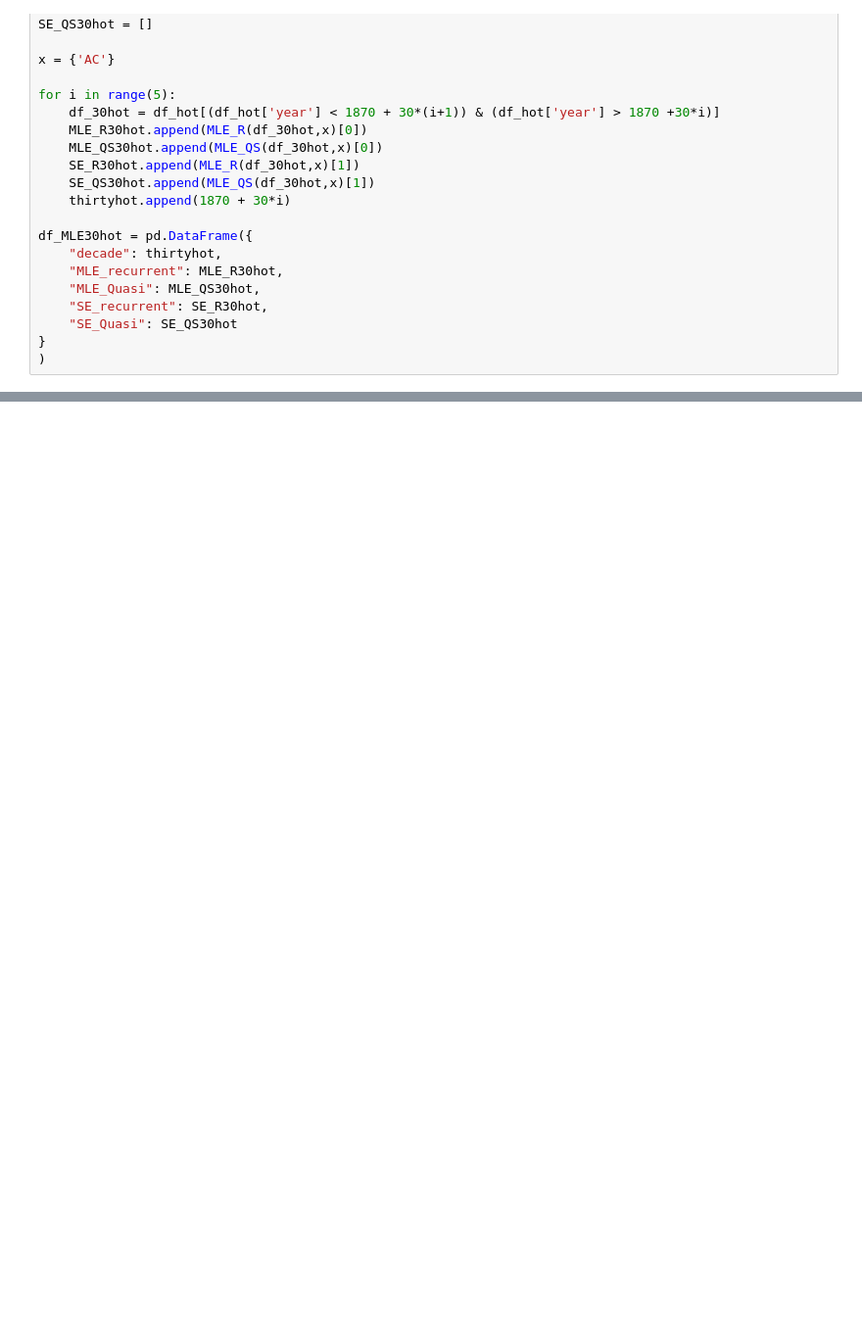
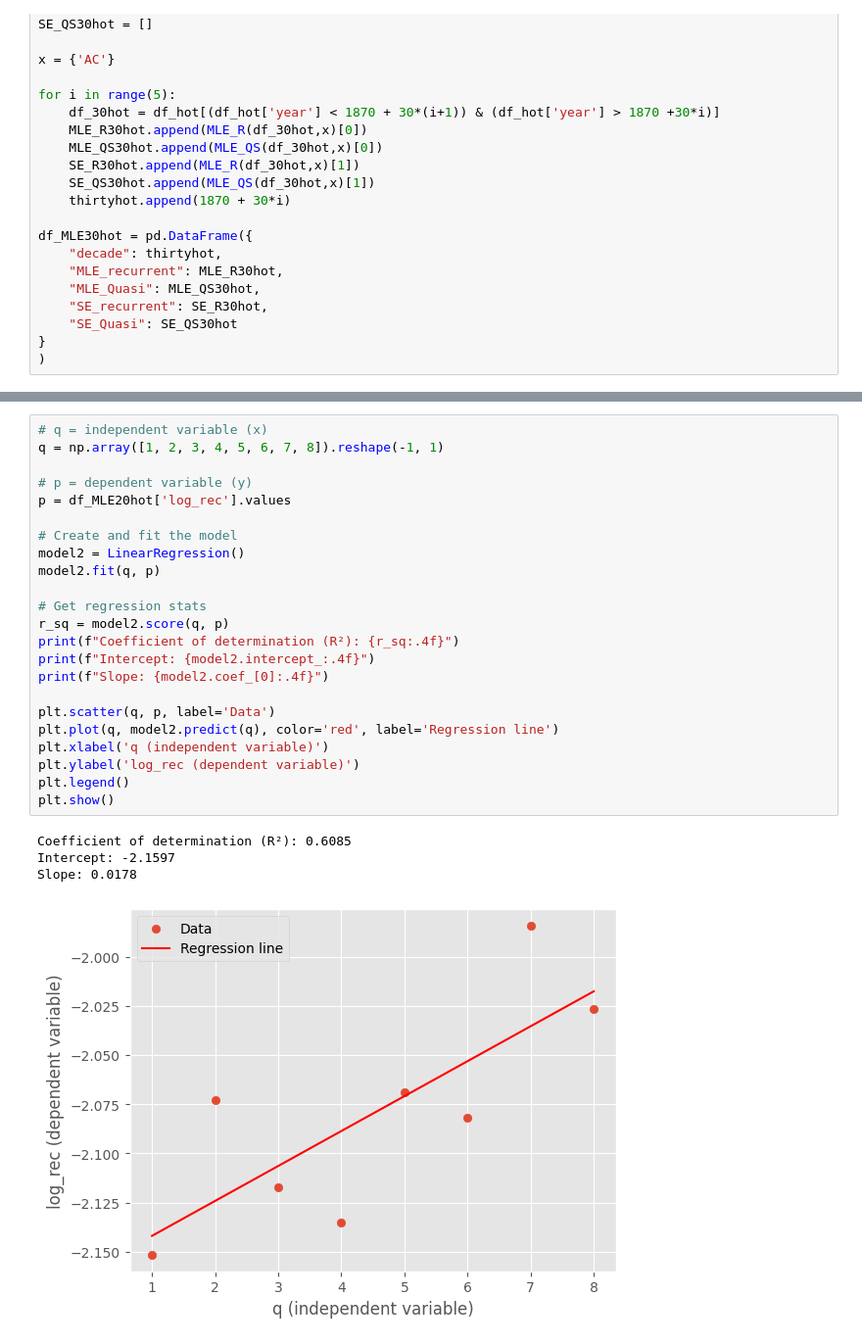
Before and after one commit to R-Mulholland/Persistecnce, a Jupyter notebook: Persistence.ipynb, the cells around one changed output, grey strips where cells are left out. Shown at 98% size. Drawn from its saved outputs; the diff is of its cells as text; blank space fills up the shorter version.

```diff
--- a/Persistence.ipynb
+++ b/Persistence.ipynb
@@ -601,0 +642,28 @@ plt.show()
+# %%
+# q = independent variable (x)
+q = np.array([1, 2, 3, 4, 5, 6, 7, 8]).reshape(-1, 1)
+
+# p = dependent variable (y)
+p = df_MLE20hot['log_rec'].values
+
+# Create and fit the model
+model2 = LinearRegression()
+model2.fit(q, p)
+
+# Get regression stats
+r_sq = model2.score(q, p)
+print(f"Coefficient of determination (R²): {r_sq:.4f}")
+print(f"Intercept: {model2.intercept_:.4f}")
+print(f"Slope: {model2.coef_[0]:.4f}")
+
+plt.scatter(q, p, label='Data')
+plt.plot(q, model2.predict(q), color='red', label='Regression line')
+plt.xlabel('q (independent variable)')
+plt.ylabel('log_rec (dependent variable)')
+plt.legend()
+plt.show()
+# %% [output]
+Coefficient of determination (R²): 0.6085
+Intercept: -2.1597
+Slope: 0.0178
+[figure, added]
```
Also changed, not shown: parts of 9 cells of this notebook, 2 other files.
